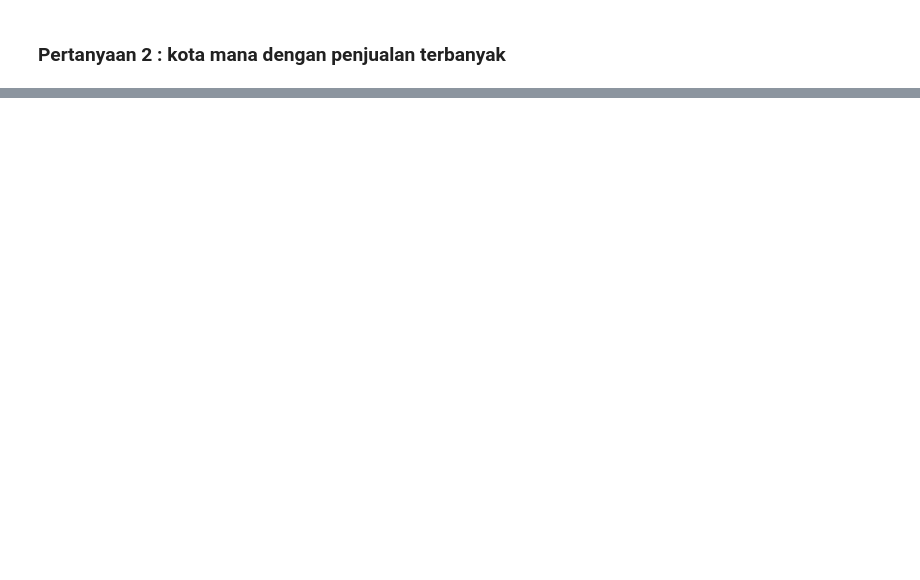
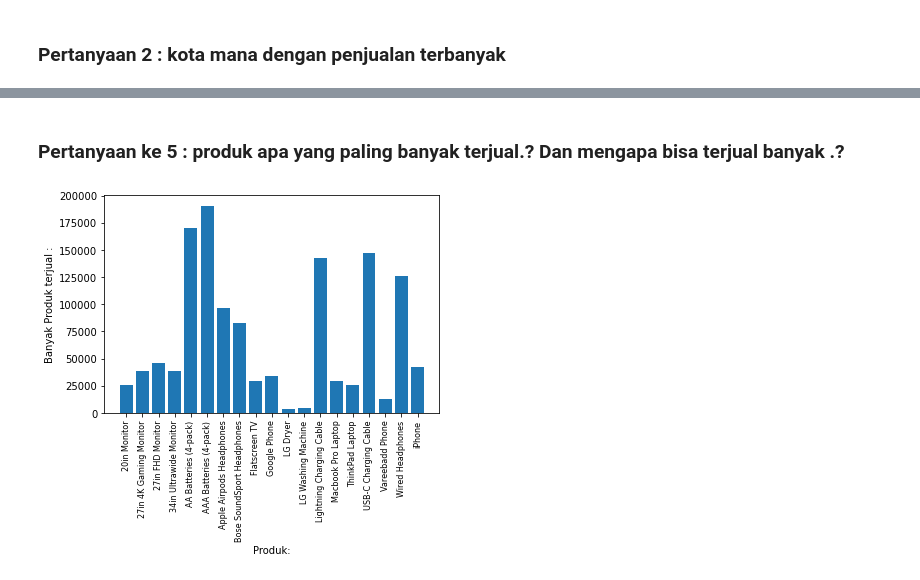
Before and after one commit to yazidsupriadi/belajar-python, a Jupyter notebook: panda2.ipynb, the cells around one changed output, grey strips where cells are left out. Cells and saved outputs as stored; diff of their text form; code cells hidden in the pictures; blank space fills up the shorter version.

```diff
--- a/panda2.ipynb
+++ b/panda2.ipynb
@@ -251,0 +232,15 @@ for key,value in count.most_common(10):
+# %% [markdown]
+### Pertanyaan ke 5 : produk apa yang paling banyak terjual.? Dan mengapa bisa terjual banyak .?
+# %%
+product_group = data.groupby('Product')
+banyak_barang_terjual = product_group.sum()['Quantity Ordered']
+
+products = [produk for produk,df in product_group]
+
+plt.bar(products,banyak_barang_terjual)
+plt.xticks(products,rotation = 'vertical',size = 8)
+plt.ylabel('Banyak Produk terjual :')
+plt.xlabel('Produk:')
+plt.show()
+# %% [output]
+[figure, added]
```
Also changed, not shown: parts of 14 cells of this notebook, 21 other files.
